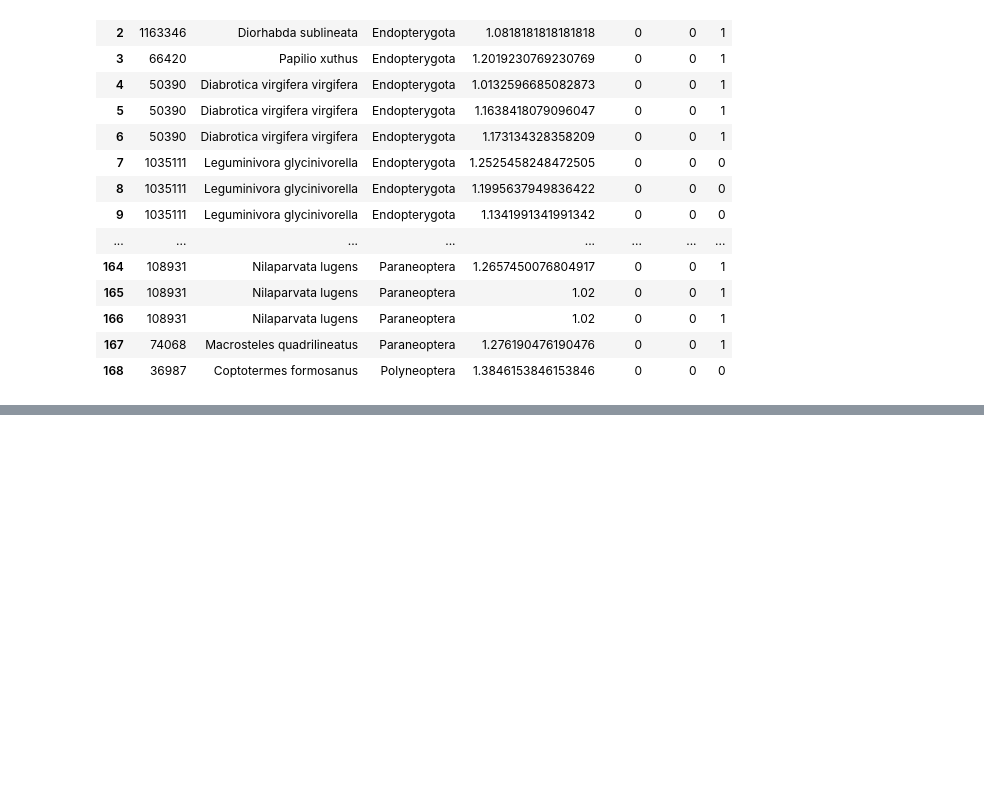
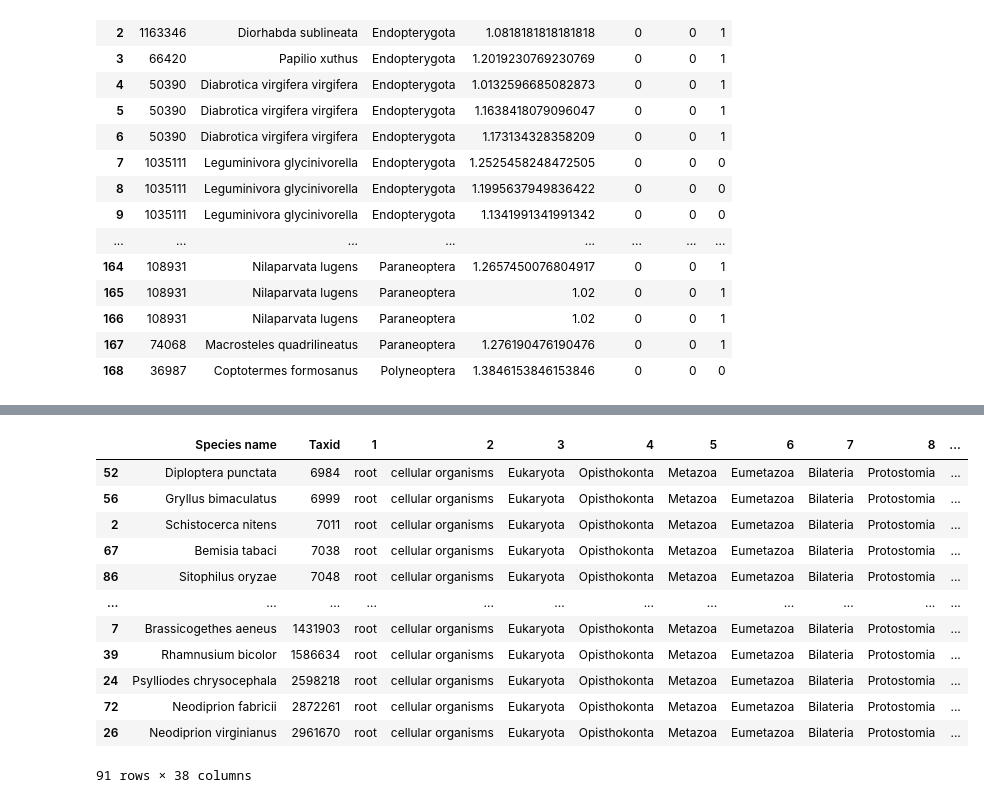
Before and after one commit to simonpenel/stage-automne-2023, a Jupyter notebook: plot_ratios.ipynb, the cells around one changed output, grey strips where cells are left out. Drawn from its saved outputs; the diff is of its cells as text; code cells hidden in the pictures; blank space fills up the shorter version.

```diff
--- a/plot_ratios.ipynb
+++ b/plot_ratios.ipynb
@@ -89,0 +145,27 @@ pd.set_option("display.max_columns", None)
+# %%
+with open('data/resources/organisms_data') as reader:
+    dico = {}
+    for line in reader.readlines()[1:]:
+        taxid = int(line.split('\t')[1])
+        assembly = line.split('\t')[2]
+        dico[taxid] = assembly
+
+for index, row in sorted_tax.iterrows():
+    taxid = row['Taxid']
+    sorted_tax.at[index, 'Accession'] = dico[taxid]
+
+sorted_tax
+# %% [output]
+|  | Species name | Taxid | 1 | 2 | 3 | 4 | 5 | 6 | 7 | 8 | ... |
+| 52 | Diploptera punctata | 6984 | root | cellular organisms | Eukaryota | Opisthokonta | Metazoa | Eumetazoa | Bilateria | Protostomia | ... |
+| 56 | Gryllus bimaculatus | 6999 | root | cellular organisms | Eukaryota | Opisthokonta | Metazoa | Eumetazoa | Bilateria | Protostomia | ... |
+| 2 | Schistocerca nitens | 7011 | root | cellular organisms | Eukaryota | Opisthokonta | Metazoa | Eumetazoa | Bilateria | Protostomia | ... |
+| 67 | Bemisia tabaci | 7038 | root | cellular organisms | Eukaryota | Opisthokonta | Metazoa | Eumetazoa | Bilateria | Protostomia | ... |
+| 86 | Sitophilus oryzae | 7048 | root | cellular organisms | Eukaryota | Opisthokonta | Metazoa | Eumetazoa | Bilateria | Protostomia | ... |
+| ... | ... | ... | ... | ... | ... | ... | ... | ... | ... | ... | ... |
+| 7 | Brassicogethes aeneus | 1431903 | root | cellular organisms | Eukaryota | Opisthokonta | Metazoa | Eumetazoa | Bilateria | Protostomia | ... |
+| 39 | Rhamnusium bicolor | 1586634 | root | cellular organisms | Eukaryota | Opisthokonta | Metazoa | Eumetazoa | Bilateria | Protostomia | ... |
+| 24 | Psylliodes chrysocephala | 2598218 | root | cellular organisms | Eukaryota | Opisthokonta | Metazoa | Eumetazoa | Bilateria | Protostomia | ... |
+| 72 | Neodiprion fabricii | 2872261 | root | cellular organisms | Eukaryota | Opisthokonta | Metazoa | Eumetazoa | Bilateria | Protostomia | ... |
+| 26 | Neodiprion virginianus | 2961670 | root | cellular organisms | Eukaryota | Opisthokonta | Metazoa | Eumetazoa | Bilateria | Protostomia | ... |
+91 rows × 38 columns
```
Also changed, not shown: parts of 17 cells of this notebook, 21 other files.
